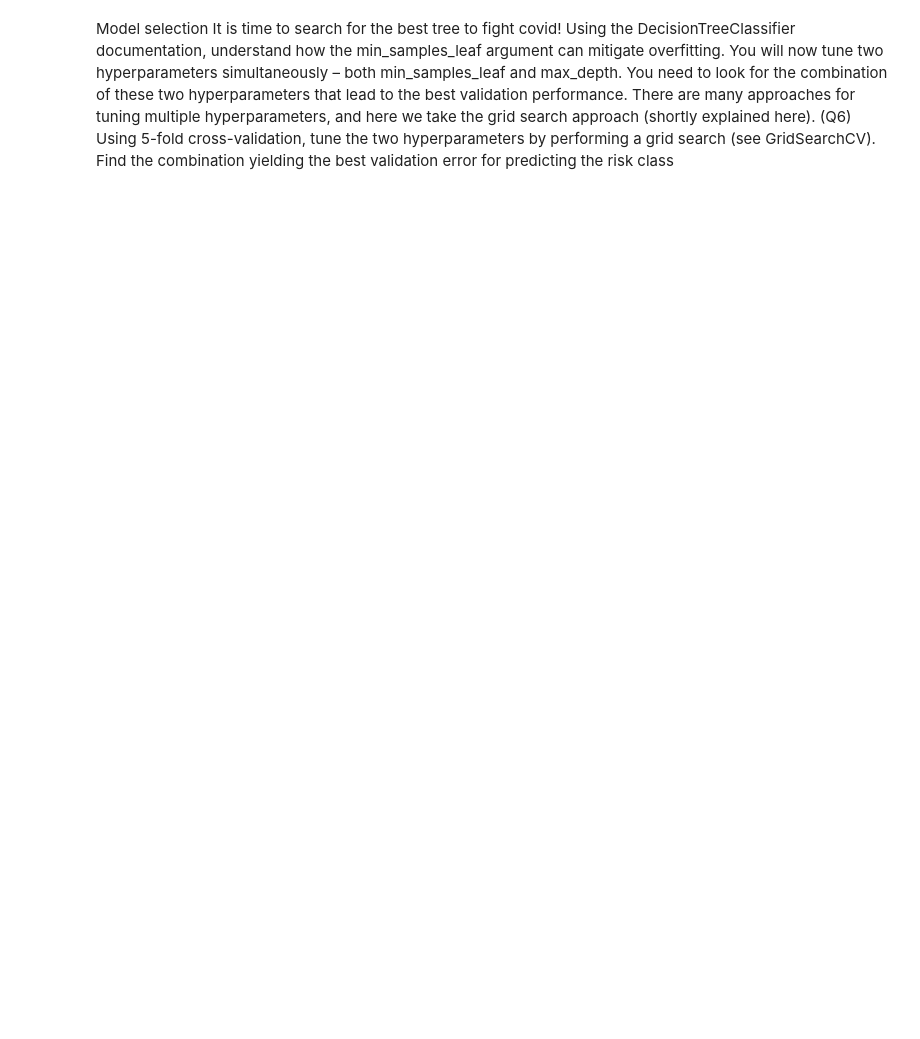
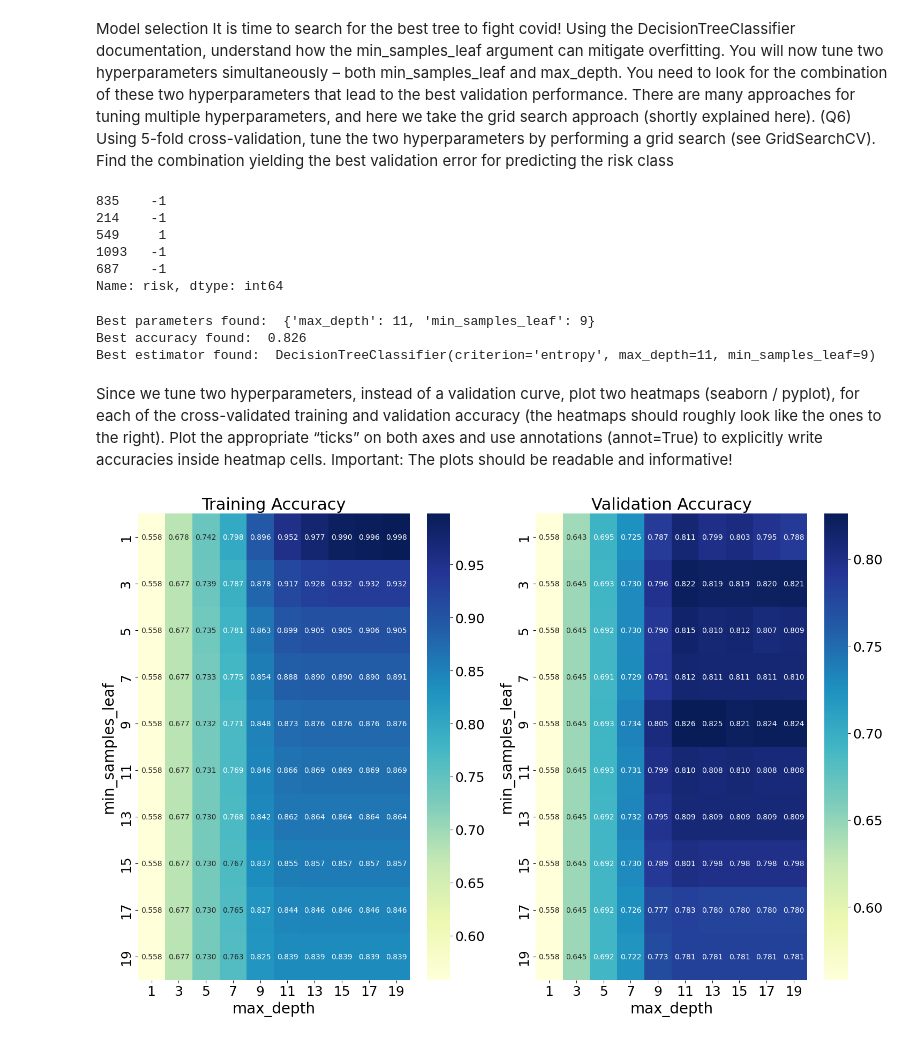
Before and after one commit to darnissan/ML_Intro, a Jupyter notebook: Major_HW2/ML_HW2.ipynb, the cells around one changed output. Cells and saved outputs as stored; diff of their text form; code cells hidden in the pictures; blank space fills up the shorter version.

Commit message:
finish decision trees major 2

```diff
--- a/Major_HW2/ML_HW2.ipynb
+++ b/Major_HW2/ML_HW2.ipynb
@@ -455,0 +453,58 @@ model_selction_train_set = train_set.copy()
+# %%
+Q5y.head()
+# %% [output]
+835    -1
+214    -1
+549     1
+1093   -1
+687    -1
+Name: risk, dtype: int64
+# %%
+from sklearn.model_selection import GridSearchCV
+q6X= Q5X
+q6y= Q5y
+param_dict={'min_samples_leaf': list(range(1,20,2)),'max_depth': list(range(1, 20, 2))}
+model = DecisionTreeClassifier(criterion='entropy')
+grid_search = GridSearchCV(estimator= model,param_grid= param_dict, cv=5, n_jobs=-1,scoring='accuracy',return_train_score=True)
+_=grid_search.fit(q6X, q6y)
+print("Best parameters found: ", grid_search.best_params_)
+print("Best accuracy found: ", grid_search.best_score_)
+print("Best estimator found: ", grid_search.best_estimator_)
+# %% [output]
+Best parameters found:  {'max_depth': 11, 'min_samples_leaf': 9}
+Best accuracy found:  0.826
+Best estimator found:  DecisionTreeClassifier(criterion='entropy', max_depth=11, min_samples_leaf=9)
+# %% [markdown]
+Since we tune two hyperparameters, instead of
+a validation curve, plot two heatmaps (seaborn
+/ pyplot), for each of the cross-validated training
+and validation accuracy (the heatmaps should
+roughly look like the ones to the right).
+Plot the appropriate “ticks” on both axes and
+use annotations (annot=True) to explicitly write accuracies inside heatmap cells.
+Important: The plots should be readable and informative!
+# %%
+results= pd.DataFrame(grid_search.cv_results_)
+train_scores = results.pivot(index="param_min_samples_leaf", columns="param_max_depth", values="mean_train_score")
+test_scores = results.pivot(index="param_min_samples_leaf", columns="param_max_depth", values="mean_test_score")
+
+plt.figure(figsize=(15, 10))
+
+# Training accuracy heatmap
+plt.subplot(1, 2, 1)
+sns.heatmap(train_scores, annot=True, fmt=".3f", cmap="YlGnBu")
+plt.title('Training Accuracy')
+plt.xlabel('max_depth')
+plt.ylabel('min_samples_leaf')
+
+# Validation accuracy heatmap
+plt.subplot(1, 2, 2)
+sns.heatmap(test_scores, annot=True, fmt=".3f", cmap="YlGnBu")
+plt.title('Validation Accuracy')
+plt.xlabel('max_depth')
+plt.ylabel('min_samples_leaf')
+
+plt.tight_layout()
+plt.show()
+# %% [output]
+[figure, added]
```
Also changed, not shown: parts of 4 cells of this notebook, 2 other files.
